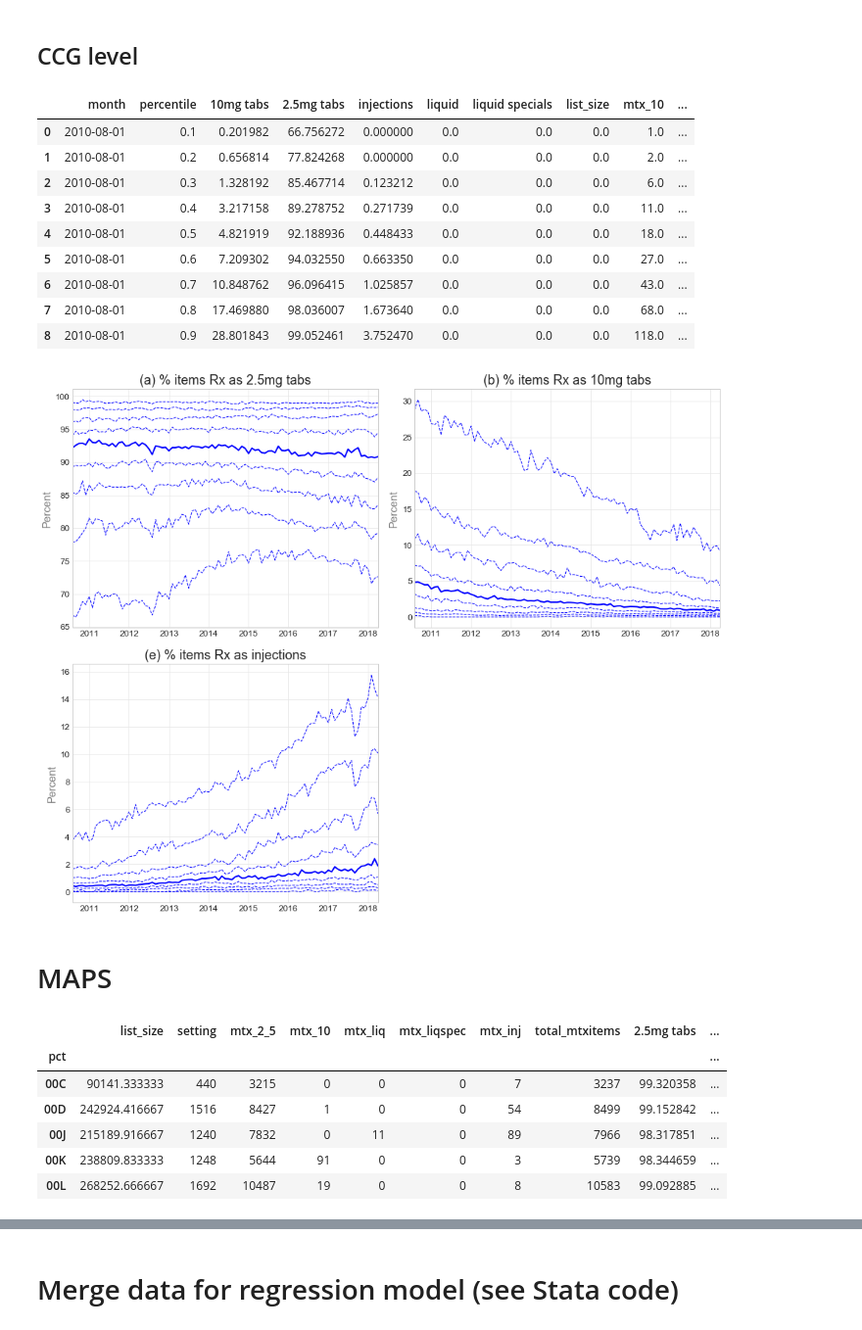
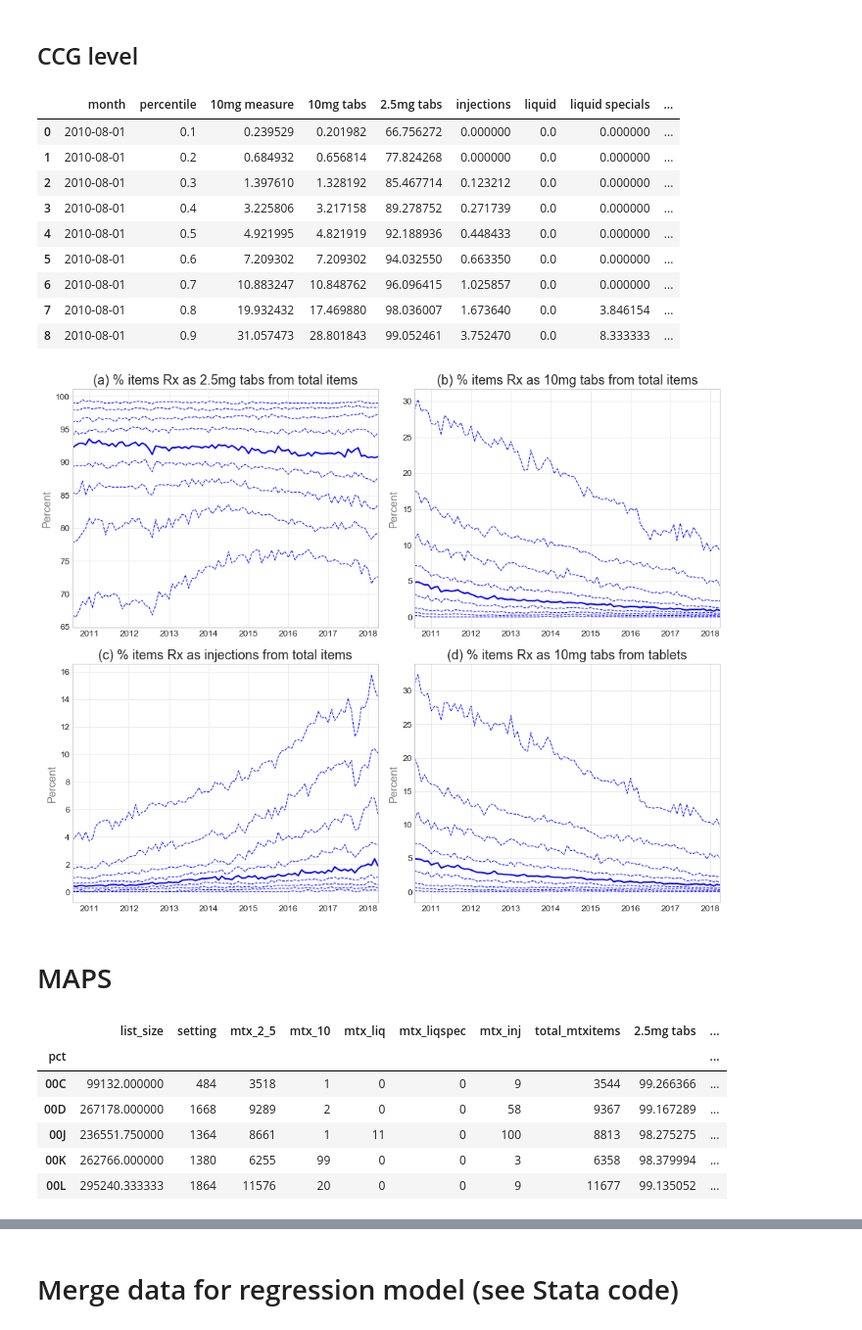
Before and after one commit to ebmdatalab/Methotrexate, a Jupyter notebook: MTX using Antibiotics_practice_level_v8.ipynb, the cells around one changed output, grey strips where cells are left out. Shown at 98% size. Saved outputs shown, nothing was run; the diff lists cells and outputs as text; code cells hidden in the pictures.

```diff
--- a/MTX using Antibiotics_practice_level_v8.ipynb
+++ b/MTX using Antibiotics_practice_level_v8.ipynb
@@ -136,6 +136,7 @@ pc["10mg tabs"] = 100*(pc.mtx_10/pc.total_mtxitems).fillna(0)
 pc["liquid"] = 100*(pc.mtx_liq/pc.total_mtxitems).fillna(0)
 pc["liquid specials"] = 100*(pc.mtx_liqspec/pc.total_mtxitems).fillna(0)
 pc["injections"] = 100*(pc.mtx_inj/pc.total_mtxitems).fillna(0)
+pc["10mg measure"] = 100*(pc.mtx_10/(pc.mtx_10+pc.mtx_2_5)).fillna(0)
 
 pc.head()
 # %% [output]
@@ -207,7 +208,8 @@ s = [(0,'2.5mg tabs',0,0,'(a) % items Rx as 2.5mg tabs','Percent'),
      (1,'10mg tabs',0,1,'(b) % items Rx as 10mg tabs','Percent'),
      (2,'liquid',1,0,'(c) % items Rx as licensed liquids','Percent'),
      (3,'liquid specials',1,1, '(d) % items Rx as unlicensed liquid specials', 'percent'),
-     (4,'injections',2,0, '(e) % items Rx as injections', 'percent')]
+     (4,'injections',2,0, '(e) % items Rx as injections', 'percent'),
+    (5,'10mg measure',2,1, '(f) %10mg tabs from all tabs', 'percent')]
 
 
 x = pd.Series(x)
@@ -255,7 +257,8 @@ s = [(0,'2.5mg tabs',0,0,'(a) % items Rx as 2.5mg tabs','Percent'),
      (1,'10mg tabs',0,1,'(b) % items Rx as 10mg tabs','Percent'),
      (2,'liquid',1,0,'(c) % items Rx as licensed liquids','Percent'),
      (3,'liquid specials',1,1, '(d) % items Rx as unlicensed liquid specials', 'percent'),
-     (4,'injections',2,0, '(e) % items Rx as injections', 'percent')]
+     (4,'injections',2,0, '(e) % items Rx as injections', 'percent'),
+    (5,'10mg measure',2,1, '(f) %10mg tabs from all tabs', 'percent')]
 x = pd.Series(x)
 
 fig = plt.figure(figsize=(16,20))
@@ -470,22 +473,24 @@ pc_ccg["10mg tabs"] = 100*(pc_ccg.mtx_10/pc_ccg.total_mtxitems).fillna(0)
 pc_ccg["liquid"] = 100*(pc_ccg.mtx_liq/pc_ccg.total_mtxitems).fillna(0)
 pc_ccg["liquid specials"] = 100*(pc_ccg.mtx_liqspec/pc.total_mtxitems).fillna(0)
 pc_ccg["injections"] = 100*(pc_ccg.mtx_inj/pc_ccg.total_mtxitems).fillna(0)
+pc_ccg["10mg measure"] = 100*(pc_ccg.mtx_10/(pc_ccg.mtx_10+pc_ccg.mtx_2_5)).fillna(0)
+
 
 pc_ccg = pc_ccg.groupby('month').quantile(x)
 pc_ccg = pc_ccg.reset_index().rename(columns={"level_1": 'percentile'})
 
 pc_ccg.head(9)
 # %% [output]
-|  | month | percentile | 10mg tabs | 2.5mg tabs | injections | liquid | liquid specials | list_size | mtx_10 | ... |
-| 0 | 2010-08-01 | 0.1 | 0.201982 | 66.756272 | 0.000000 | 0.0 | 0.0 | 0.0 | 1.0 | ... |
-| 1 | 2010-08-01 | 0.2 | 0.656814 | 77.824268 | 0.000000 | 0.0 | 0.0 | 0.0 | 2.0 | ... |
-| 2 | 2010-08-01 | 0.3 | 1.328192 | 85.467714 | 0.123212 | 0.0 | 0.0 | 0.0 | 6.0 | ... |
-| 3 | 2010-08-01 | 0.4 | 3.217158 | 89.278752 | 0.271739 | 0.0 | 0.0 | 0.0 | 11.0 | ... |
-| 4 | 2010-08-01 | 0.5 | 4.821919 | 92.188936 | 0.448433 | 0.0 | 0.0 | 0.0 | 18.0 | ... |
-| 5 | 2010-08-01 | 0.6 | 7.209302 | 94.032550 | 0.663350 | 0.0 | 0.0 | 0.0 | 27.0 | ... |
-| 6 | 2010-08-01 | 0.7 | 10.848762 | 96.096415 | 1.025857 | 0.0 | 0.0 | 0.0 | 43.0 | ... |
-| 7 | 2010-08-01 | 0.8 | 17.469880 | 98.036007 | 1.673640 | 0.0 | 0.0 | 0.0 | 68.0 | ... |
-| 8 | 2010-08-01 | 0.9 | 28.801843 | 99.052461 | 3.752470 | 0.0 | 0.0 | 0.0 | 118.0 | ... |
+|  | month | percentile | 10mg measure | 10mg tabs | 2.5mg tabs | injections | liquid | liquid specials | ... |
+| 0 | 2010-08-01 | 0.1 | 0.239529 | 0.201982 | 66.756272 | 0.000000 | 0.0 | 0.000000 | ... |
+| 1 | 2010-08-01 | 0.2 | 0.684932 | 0.656814 | 77.824268 | 0.000000 | 0.0 | 0.000000 | ... |
+| 2 | 2010-08-01 | 0.3 | 1.397610 | 1.328192 | 85.467714 | 0.123212 | 0.0 | 0.000000 | ... |
+| 3 | 2010-08-01 | 0.4 | 3.225806 | 3.217158 | 89.278752 | 0.271739 | 0.0 | 0.000000 | ... |
+| 4 | 2010-08-01 | 0.5 | 4.921995 | 4.821919 | 92.188936 | 0.448433 | 0.0 | 0.000000 | ... |
+| 5 | 2010-08-01 | 0.6 | 7.209302 | 7.209302 | 94.032550 | 0.663350 | 0.0 | 0.000000 | ... |
+| 6 | 2010-08-01 | 0.7 | 10.883247 | 10.848762 | 96.096415 | 1.025857 | 0.0 | 0.000000 | ... |
+| 7 | 2010-08-01 | 0.8 | 19.932432 | 17.469880 | 98.036007 | 1.673640 | 0.0 | 3.846154 | ... |
+| 8 | 2010-08-01 | 0.9 | 31.057473 | 28.801843 | 99.052461 | 3.752470 | 0.0 | 8.333333 | ... |
 # %%
 dfp = pc_ccg.sort_values(by=["month"])#,"drug"])
 dfp['month'] = dfp['month'].astype(str)
@@ -494,44 +499,45 @@ dfp['dates'] = [datetime.datetime.strptime(date, '%Y-%m-%d').date() for date in
 x = pd.Series(x)
 
 # set sort order of drugs manually, and add grid refs to position each subplot:
-s = s = [(0,'2.5mg tabs',0,0,'(a) % items Rx as 2.5mg tabs','Percent'),
-     (1,'10mg tabs',0,1,'(b) % items Rx as 10mg tabs','Percent'),
-     (2,'injections',1,0, '(e) % items Rx as injections', 'Percent')]
+s = s = [(0,'2.5mg tabs',0,0,'(a) % items Rx as 2.5mg tabs from total items','Percent'),
+     (1,'10mg tabs',0,1,'(b) % items Rx as 10mg tabs from total items','Percent'),
+     (2,'injections',1,0, '(c) % items Rx as injections from total items', 'Percent'),
+        (3,'10mg measure',1,1, '(d) % items Rx as 10mg tabs from tablets', 'Percent')]
 x = pd.Series(x)
 
 fig = plt.figure(figsize=(16,20))
 gs = gridspec.GridSpec(3,2)  # grid layout for subplots
 
 # Plot each subplot using a loop
 for i in s:
     ax = plt.subplot(gs[i[2], i[3]])  # position of subplot in grid using coordinates listed in s
     for decile in x:   # plot each decile line
         data = dfp.loc[(dfp['percentile']==decile)]#(dfp['drug']==i[1]) &
         if decile == .5:
             ax.plot(data["dates"],data[i[1]],'b-',linewidth=2)
         elif (decile <0.1) | (decile >0.9):
             ax.plot(data["dates"],data[i[1]],'b:',linewidth=0.6)
         else:
             #print (data)
             ax.plot(data["dates"],data[i[1]],'b--',linewidth=1)
     ax.set_ylabel(i[5], size =15, alpha=0.6)
     ax.set_title(i[4],size = 18)
     #ax.set_ylim([0, dfp[i[1]].max()*1.05])  # set ymax across all subplots as largest value across dataset
     ax.tick_params(labelsize=12)
     ax.set_xlim([dfp['dates'].min(), dfp['dates'].max()]) # set x axis range as full date range
 
 plt.subplots_adjust(wspace = 0.12,hspace = 0.15)
 #plt.savefig('ccg_deciles.png', format='png', dpi=300,bbox_inches='tight')
 
 plt.show()
 # %% [output]
-[figure, old version]
+[figure, new version]
 # %% [markdown]
 # MAPS
 # %%
 #aggregate over last year
 ccg_last_year = gp_mtx.groupby(['pct','month'],as_index=False).sum()
-ccg_last_year = ccg_last_year.loc[ccg_last_year["month"] >'2017-06-01']
+ccg_last_year = ccg_last_year.loc[ccg_last_year["month"] >'2017-05-01']
 
 
 #ccg_last_year = all_mtx_ccg.loc[all_mtx_ccg.month]
@@ -542,13 +548,14 @@ ccg_last_year["2.5mg tabs"] = 100*(ccg_last_year.mtx_2_5/ccg_last_year.total_mtx
 ccg_last_year["10mg tabs"] = 100*(ccg_last_year.mtx_10/ccg_last_year.total_mtxitems).fillna(0)
 ccg_last_year["injections"] = 100*(ccg_last_year.mtx_inj/ccg_last_year.total_mtxitems).fillna(0)
 ccg_last_year["total_mtx_items"] = (ccg_last_year.total_mtxitems)/ccg_last_year["list_size"].fillna(0)
+ccg_last_year["10mg measure"] = 100*(ccg_last_year.mtx_10/(ccg_last_year.mtx_10+ccg_last_year.mtx_2_5)).fillna(0)
 
 ccg_last_year.head()
 # %% [output]
 |  | list_size | setting | mtx_2_5 | mtx_10 | mtx_liq | mtx_liqspec | mtx_inj | total_mtxitems | 2.5mg tabs | ... |
 | pct |  |  |  |  |  |  |  |  |  | ... |
-| 00C | 90141.333333 | 440 | 3215 | 0 | 0 | 0 | 7 | 3237 | 99.320358 | ... |
-| 00D | 242924.416667 | 1516 | 8427 | 1 | 0 | 0 | 54 | 8499 | 99.152842 | ... |
-| 00J | 215189.916667 | 1240 | 7832 | 0 | 11 | 0 | 89 | 7966 | 98.317851 | ... |
-| 00K | 238809.833333 | 1248 | 5644 | 91 | 0 | 0 | 3 | 5739 | 98.344659 | ... |
-| 00L | 268252.666667 | 1692 | 10487 | 19 | 0 | 0 | 8 | 10583 | 99.092885 | ... |
+| 00C | 99132.000000 | 484 | 3518 | 1 | 0 | 0 | 9 | 3544 | 99.266366 | ... |
+| 00D | 267178.000000 | 1668 | 9289 | 2 | 0 | 0 | 58 | 9367 | 99.167289 | ... |
+| 00J | 236551.750000 | 1364 | 8661 | 1 | 11 | 0 | 100 | 8813 | 98.275275 | ... |
+| 00K | 262766.000000 | 1380 | 6255 | 99 | 0 | 0 | 3 | 6358 | 98.379994 | ... |
+| 00L | 295240.333333 | 1864 | 11576 | 20 | 0 | 0 | 9 | 11677 | 99.135052 | ... |
```
Also changed, not shown: parts of 13 cells of this notebook, 2 other files.
